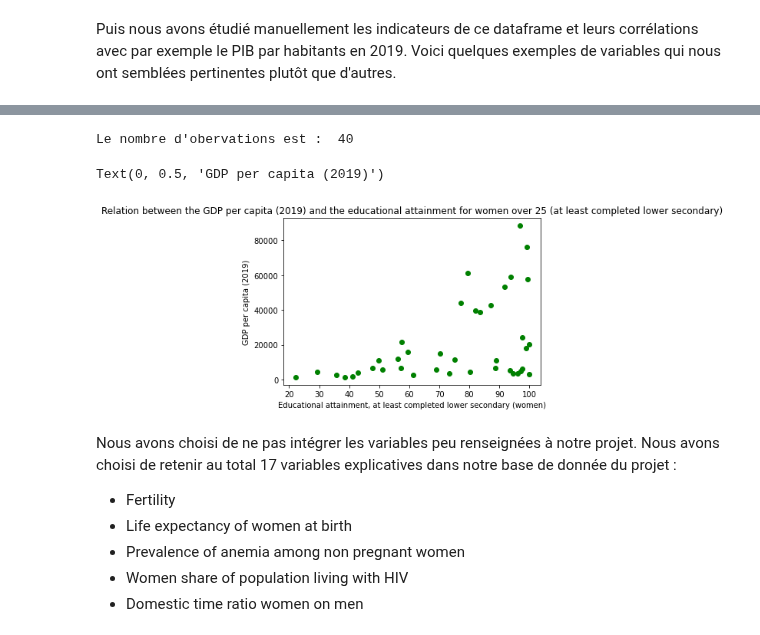
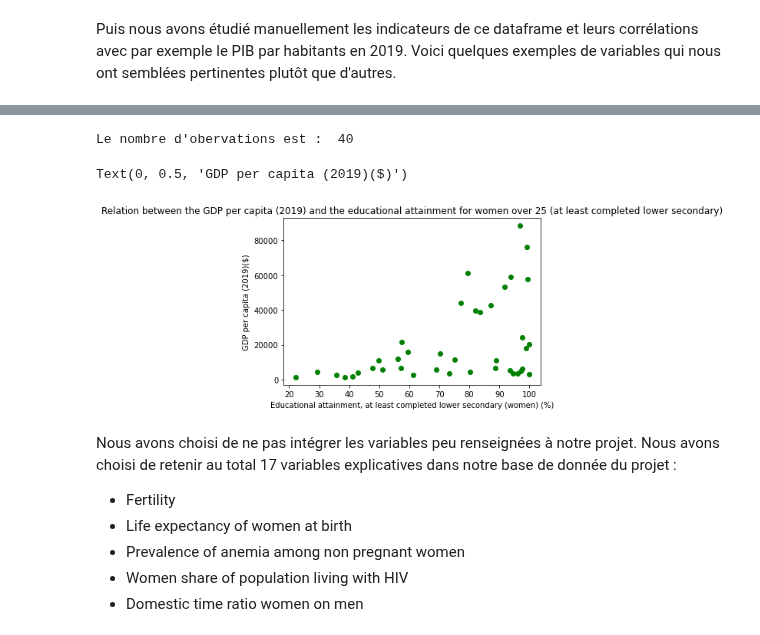
Before and after one commit to cmllbll/Gender-Inequalities-and-Development, a Jupyter notebook: Notebook final.ipynb, the cells around one changed output, grey strips where cells are left out. Cells and saved outputs as stored; diff of their text form; code cells hidden in the pictures.

```diff
--- a/Notebook final.ipynb
+++ b/Notebook final.ipynb
@@ -600,14 +602,14 @@ Text(0, 0.5, 'GDP per capita (2019)')
 # %%
 #Exemple d'indicateur non pertinent : Educational attainment, at least completed lower secondary, population 25+, female (%) (cumulative)
 
 corr_indicateurs(df_female, df_pib_name, 'Educational attainment, at least completed lower secondary, population 25+, female (%) (cumulative)')
 plt.title('Relation between the GDP per capita (2019) and the educational attainment for women over 25 (at least completed lower secondary)')
-plt.xlabel('Educational attainment, at least completed lower secondary (women)')
-plt.ylabel('GDP per capita (2019)')
+plt.xlabel('Educational attainment, at least completed lower secondary (women) (%)')
+plt.ylabel('GDP per capita (2019)($)')
 # %% [output]
 Le nombre d'obervations est :  40
-Text(0, 0.5, 'GDP per capita (2019)')
+Text(0, 0.5, 'GDP per capita (2019)($)')
-[figure, old version]
+[figure, new version]
 # %% [markdown]
 Nous avons choisi de ne pas intégrer les variables peu renseignées à notre projet.
 Nous avons choisi de retenir au total 17 variables explicatives dans notre base de donnée du projet :
```
Also changed, not shown: parts of 44 cells of this notebook.
